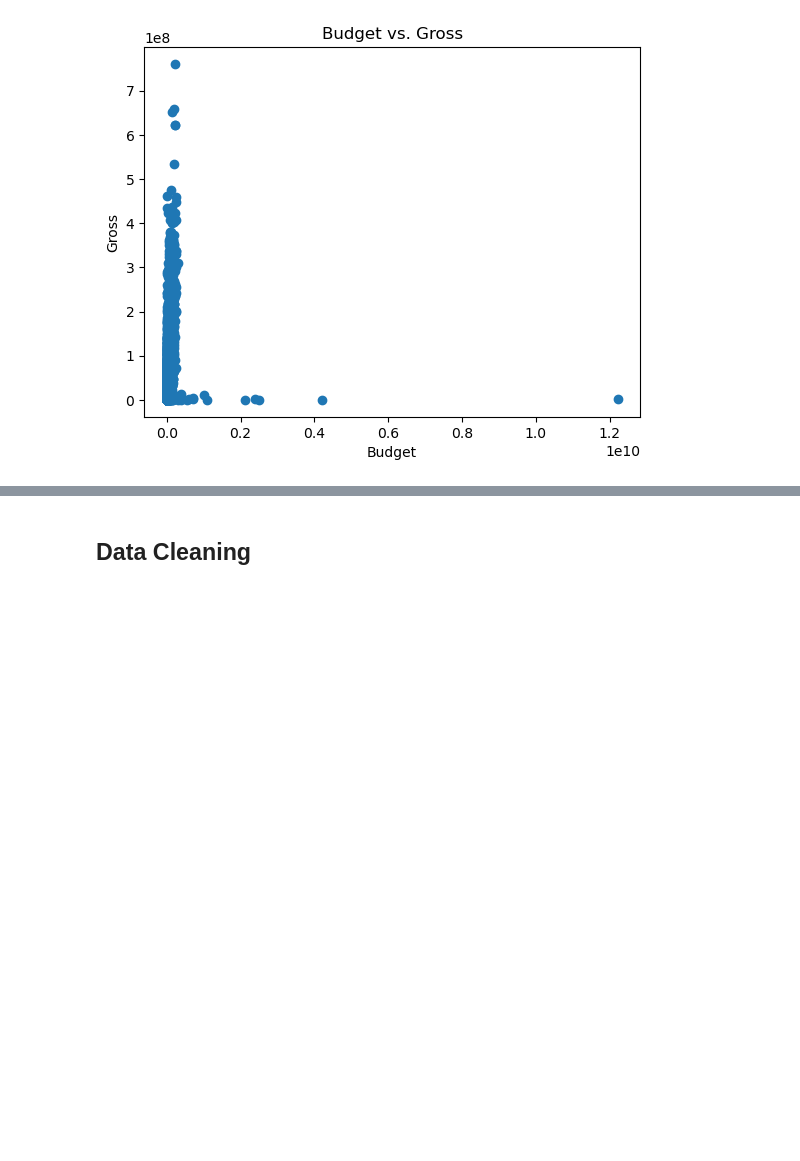
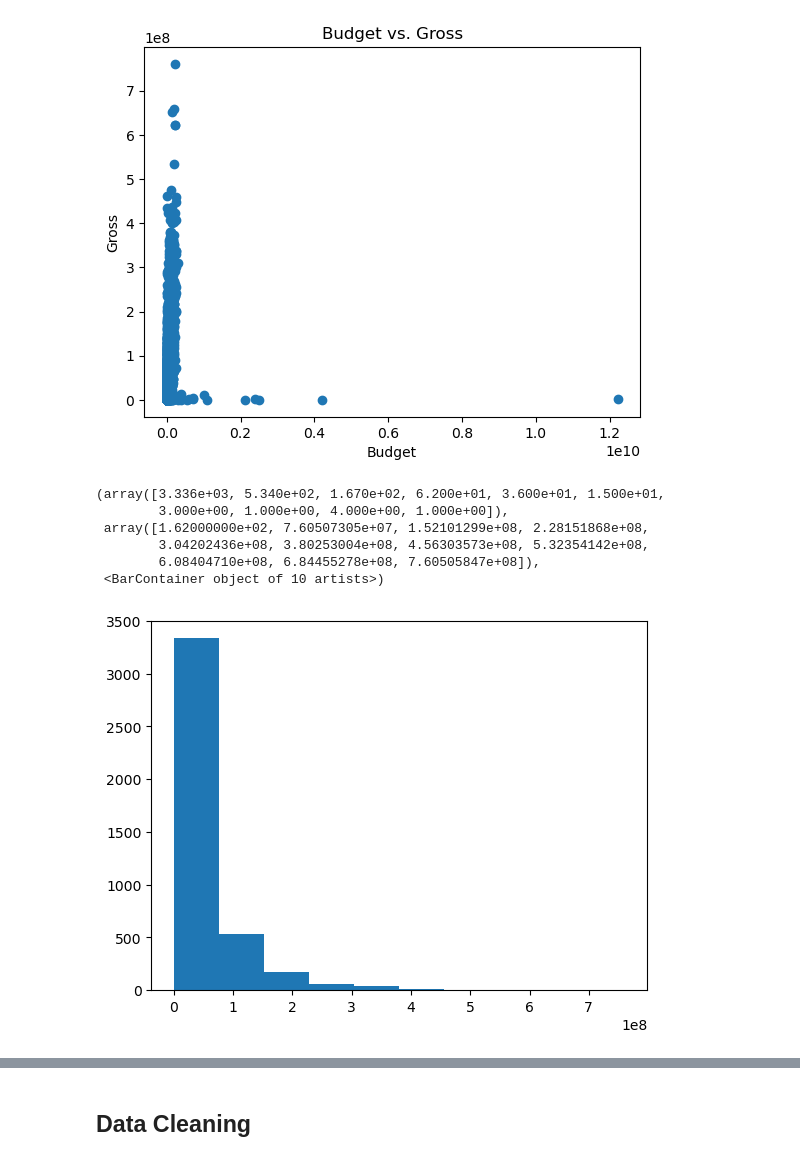
Before and after one commit to diegoschum/Zzzz, a Jupyter notebook: data_manipulation.ipynb, the cells around one changed output, grey strips where cells are left out. Drawn from its saved outputs; the diff is of its cells as text; code cells hidden in the pictures; blank space fills up the shorter version.

```diff
--- a/data_manipulation.ipynb
+++ b/data_manipulation.ipynb
@@ -40,3 +40,14 @@ plt.show()
 [figure]
 [figure]
 [figure]
+# %%
+#histogram of gross revenue
+plt.hist(df['gross'])
+# %% [output]
+(array([3.336e+03, 5.340e+02, 1.670e+02, 6.200e+01, 3.600e+01, 1.500e+01,
+        3.000e+00, 1.000e+00, 4.000e+00, 1.000e+00]),
+ array([1.62000000e+02, 7.60507305e+07, 1.52101299e+08, 2.28151868e+08,
+        3.04202436e+08, 3.80253004e+08, 4.56303573e+08, 5.32354142e+08,
+        6.08404710e+08, 6.84455278e+08, 7.60505847e+08]),
+ <BarContainer object of 10 artists>)
+[figure, added]
```
Also changed, not shown: parts of 6 cells of this notebook.
